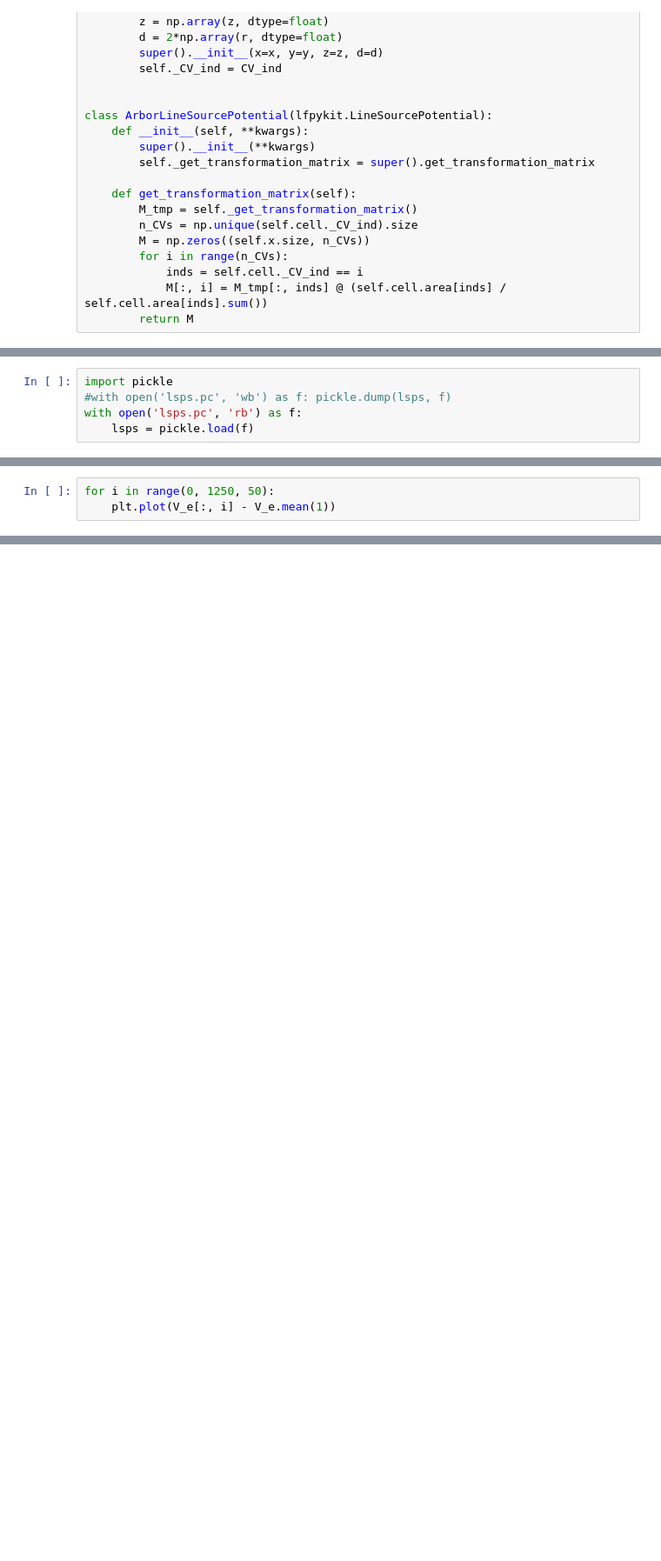
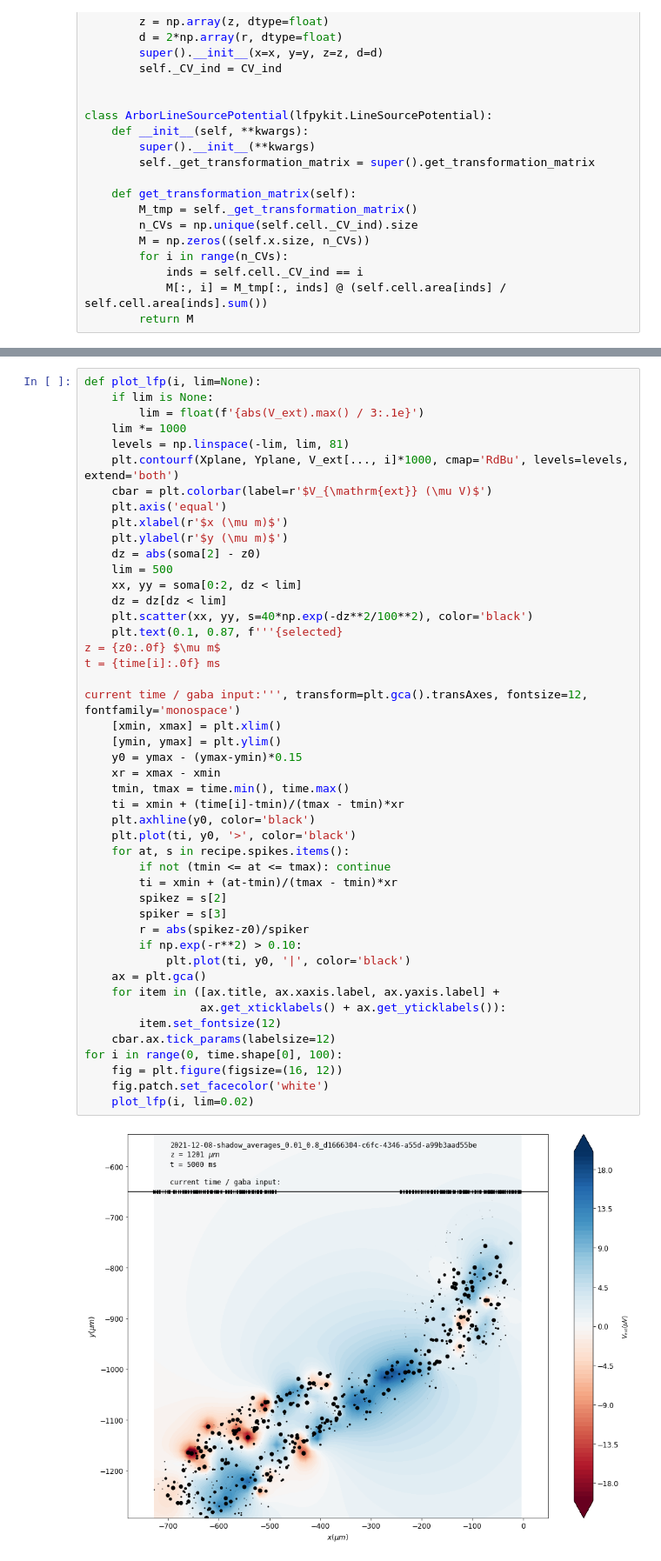
Before and after one commit to llandsmeer/iopublic, a Jupyter notebook: Local field potential v2.ipynb, the cells around one changed output, grey strips where cells are left out. Shown at 87% size. Cells and saved outputs as stored; diff of their text form; blank space fills up the shorter version.

Commit message:
gaba

```diff
--- a/Local field potential v2.ipynb
+++ b/Local field potential v2.ipynb
@@ -541,5 +63,0 @@ NameError: name 'scale' is not defined
-# %%
-import pickle
-#with open('lsps.pc', 'wb') as f: pickle.dump(lsps, f)
-with open('lsps.pc', 'rb') as f:
-    lsps = pickle.load(f)
@@ -658,3 +63,0 @@ plt.plot(V_e[255, :])
-# %%
-for i in range(0, 1250, 50):
-    plt.plot(V_e[:, i] - V_e.mean(1))
@@ -730,0 +237,48 @@ np.interp
+# %%
+def plot_lfp(i, lim=None):
+    if lim is None:
+        lim = float(f'{abs(V_ext).max() / 3:.1e}')
+    lim *= 1000
+    levels = np.linspace(-lim, lim, 81)
+    plt.contourf(Xplane, Yplane, V_ext[..., i]*1000, cmap='RdBu', levels=levels, extend='both')
+    cbar = plt.colorbar(label=r'$V_{\mathrm{ext}} (\mu V)$')
+    plt.axis('equal')
+    plt.xlabel(r'$x (\mu m)$')
+    plt.ylabel(r'$y (\mu m)$')
+    dz = abs(soma[2] - z0)
+    lim = 500
+    xx, yy = soma[0:2, dz < lim]
+    dz = dz[dz < lim]
+    plt.scatter(xx, yy, s=40*np.exp(-dz**2/100**2), color='black')
+    plt.text(0.1, 0.87, f'''{selected}
+z = {z0:.0f} $\mu m$
+t = {time[i]:.0f} ms
+
+current time / gaba input:''', transform=plt.gca().transAxes, fontsize=12, fontfamily='monospace')
+    [xmin, xmax] = plt.xlim()
+    [ymin, ymax] = plt.ylim()
+    y0 = ymax - (ymax-ymin)*0.15
+    xr = xmax - xmin
+    tmin, tmax = time.min(), time.max()
+    ti = xmin + (time[i]-tmin)/(tmax - tmin)*xr
+    plt.axhline(y0, color='black')
+    plt.plot(ti, y0, '>', color='black')
+    for at, s in recipe.spikes.items():
+        if not (tmin <= at <= tmax): continue
+        ti = xmin + (at-tmin)/(tmax - tmin)*xr
+        spikez = s[2]
+        spiker = s[3]
+        r = abs(spikez-z0)/spiker
+        if np.exp(-r**2) > 0.10:
+            plt.plot(ti, y0, '|', color='black')
+    ax = plt.gca()
+    for item in ([ax.title, ax.xaxis.label, ax.yaxis.label] +
+                 ax.get_xticklabels() + ax.get_yticklabels()):
+        item.set_fontsize(12)
+    cbar.ax.tick_params(labelsize=12)
+for i in range(0, time.shape[0], 100):
+    fig = plt.figure(figsize=(16, 12))
+    fig.patch.set_facecolor('white')
+    plot_lfp(i, lim=0.02)
+# %% [output]
+[figure, added]
```
Also changed, not shown: parts of 62 cells of this notebook, 1 other file.
